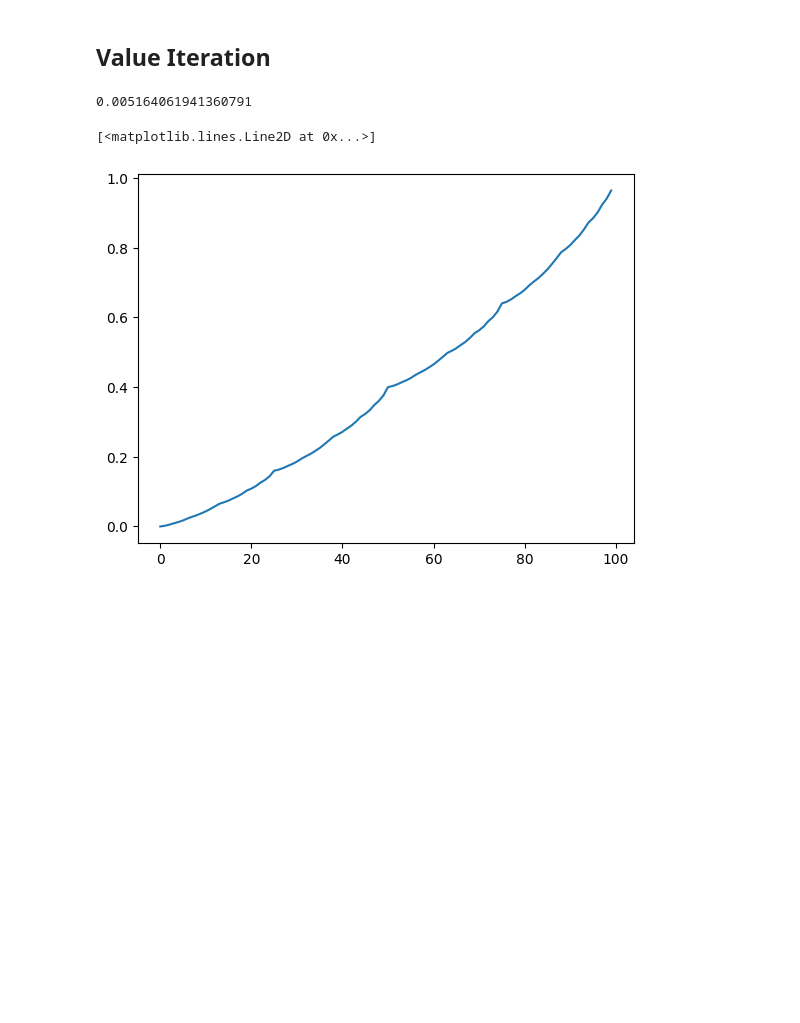
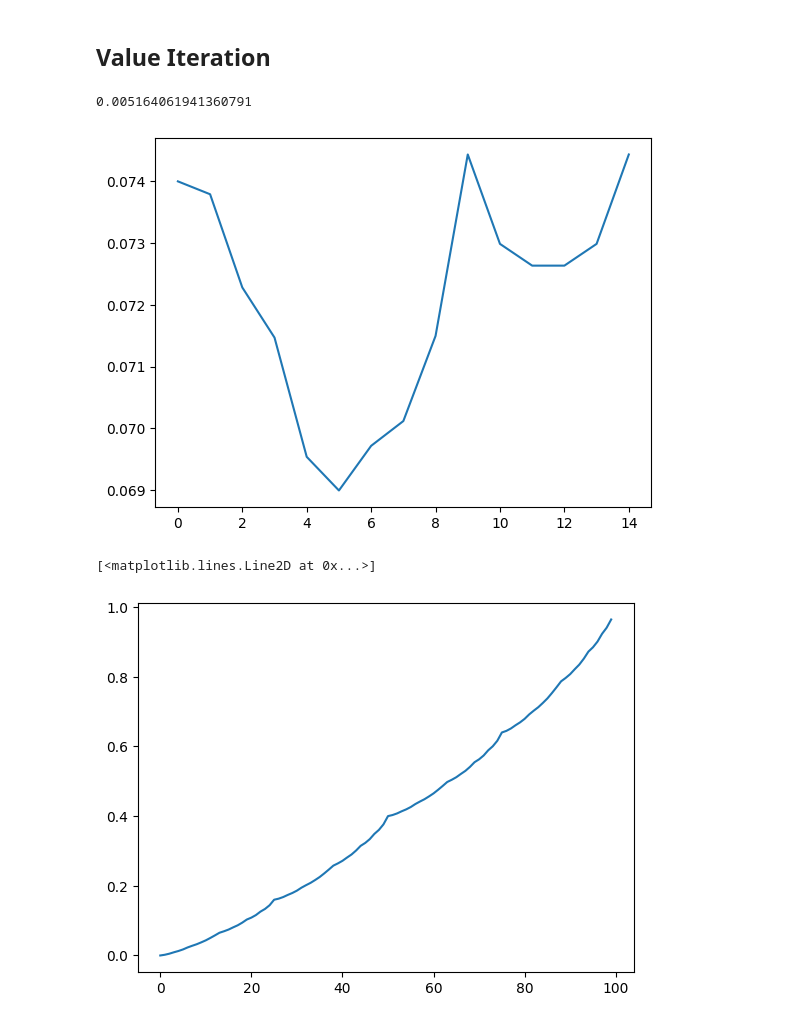
Before and after one commit to paderevski/reinforcement_learning, a Jupyter notebook: Gambler.ipynb, the cells around one changed output. Drawn from its saved outputs; the diff is of its cells as text; code cells hidden in the pictures; blank space fills up the shorter version.

```diff
--- a/Gambler.ipynb
+++ b/Gambler.ipynb
@@ -70,12 +70,16 @@ V[2]
 # %%
 pi = [0]*101
 for s in range(1,100):
     state_actions = actions_from_state(s)
     action_values = []
     for a in state_actions:
         action_values.append( (p_h*(reward(s+a)+gamma*V[s+a]) + (1-p_h)*(reward(s-a)+gamma*V[s-a]),a) )
+    if (s==15):
+        plt.plot([x[0] for x in action_values])
     best_action = max(action_values, key=lambda x:(x[0],-x[1]))[1]
     pi[s] = best_action
+# %% [output]
+[figure, added]
 # %%
 plt.plot(V[:-1])
 # %% [output]
```
Also changed, not shown: parts of 2 cells of this notebook, 1 other file.
